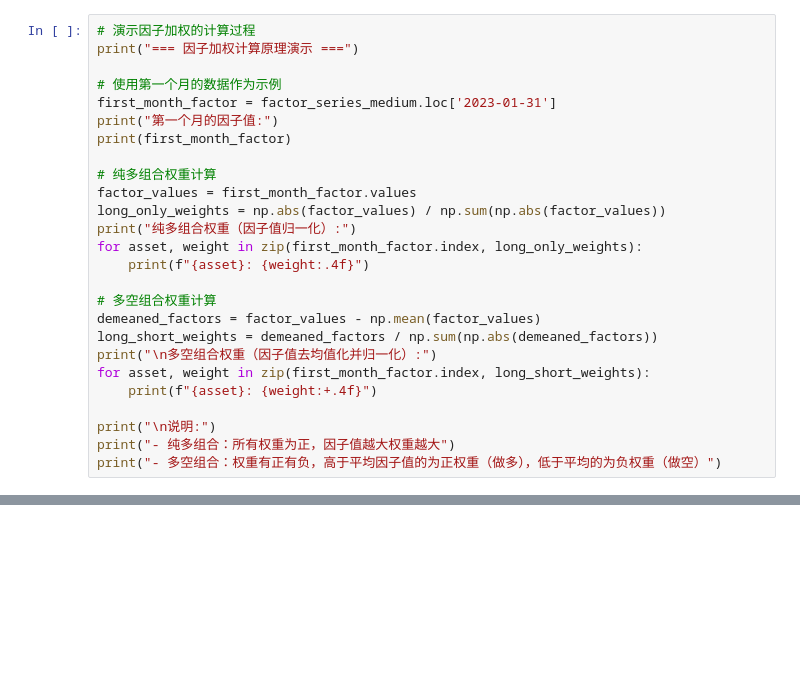
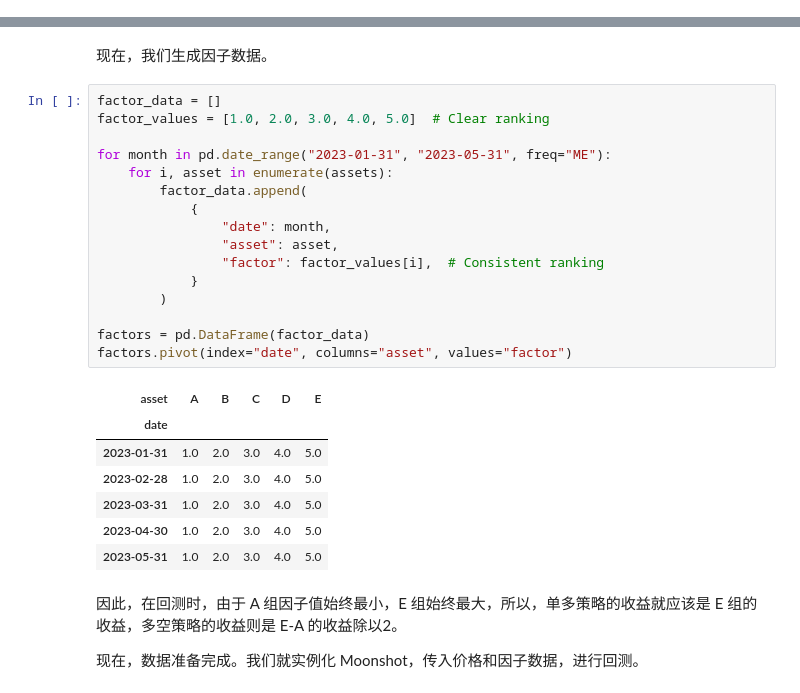
Before and after one commit to zillionare/moonshot, a Jupyter notebook: examples/tutorial.ipynb, the cells around one changed output, grey strips where cells are left out. Cells and saved outputs as stored; diff of their text form; blank space fills up the shorter version.

```diff
--- a/examples/tutorial.ipynb
+++ b/examples/tutorial.ipynb
@@ -438,26 +0,0 @@ TypeError: cannot unpack non-iterable Moonshot object
-# %%
-# 演示因子加权的计算过程
-print("=== 因子加权计算原理演示 ===")
-
-# 使用第一个月的数据作为示例
-first_month_factor = factor_series_medium.loc['2023-01-31']
-print("第一个月的因子值:")
-print(first_month_factor)
-
-# 纯多组合权重计算
-factor_values = first_month_factor.values
-long_only_weights = np.abs(factor_values) / np.sum(np.abs(factor_values))
-print("纯多组合权重（因子值归一化）:")
-for asset, weight in zip(first_month_factor.index, long_only_weights):
-    print(f"{asset}: {weight:.4f}")
-
-# 多空组合权重计算
-demeaned_factors = factor_values - np.mean(factor_values)
-long_short_weights = demeaned_factors / np.sum(np.abs(demeaned_factors))
-print("\n多空组合权重（因子值去均值化并归一化）:")
-for asset, weight in zip(first_month_factor.index, long_short_weights):
-    print(f"{asset}: {weight:+.4f}")
-
-print("\n说明:")
-print("- 纯多组合：所有权重为正，因子值越大权重越大")
-print("- 多空组合：权重有正有负，高于平均因子值的为正权重（做多），低于平均的为负权重（做空）")
@@ -608,0 +81,30 @@ print("\n说明：更高的滞后期会减少可用的交易期数，但可能
+# %% [markdown]
+现在，我们生成因子数据。
+# %%
+factor_data = []
+factor_values = [1.0, 2.0, 3.0, 4.0, 5.0]  # Clear ranking
+
+for month in pd.date_range("2023-01-31", "2023-05-31", freq="ME"):
+    for i, asset in enumerate(assets):
+        factor_data.append(
+            {
+                "date": month,
+                "asset": asset,
+                "factor": factor_values[i],  # Consistent ranking
+            }
+        )
+
+factors = pd.DataFrame(factor_data)
+factors.pivot(index="date", columns="asset", values="factor")
+# %% [output]
+| asset | A | B | C | D | E |
+| date |  |  |  |  |  |
+| 2023-01-31 | 1.0 | 2.0 | 3.0 | 4.0 | 5.0 |
+| 2023-02-28 | 1.0 | 2.0 | 3.0 | 4.0 | 5.0 |
+| 2023-03-31 | 1.0 | 2.0 | 3.0 | 4.0 | 5.0 |
+| 2023-04-30 | 1.0 | 2.0 | 3.0 | 4.0 | 5.0 |
+| 2023-05-31 | 1.0 | 2.0 | 3.0 | 4.0 | 5.0 |
+# %% [markdown]
+因此，在回测时，由于 A 组因子值始终最小，E 组始终最大，所以，单多策略的收益就应该是 E 组的收益，多空策略的收益则是 E-A 的收益除以2。
+
+现在，数据准备完成。我们就实例化 Moonshot，传入价格和因子数据，进行回测。
```
Also changed, not shown: parts of 52 cells of this notebook, 4 other files.
